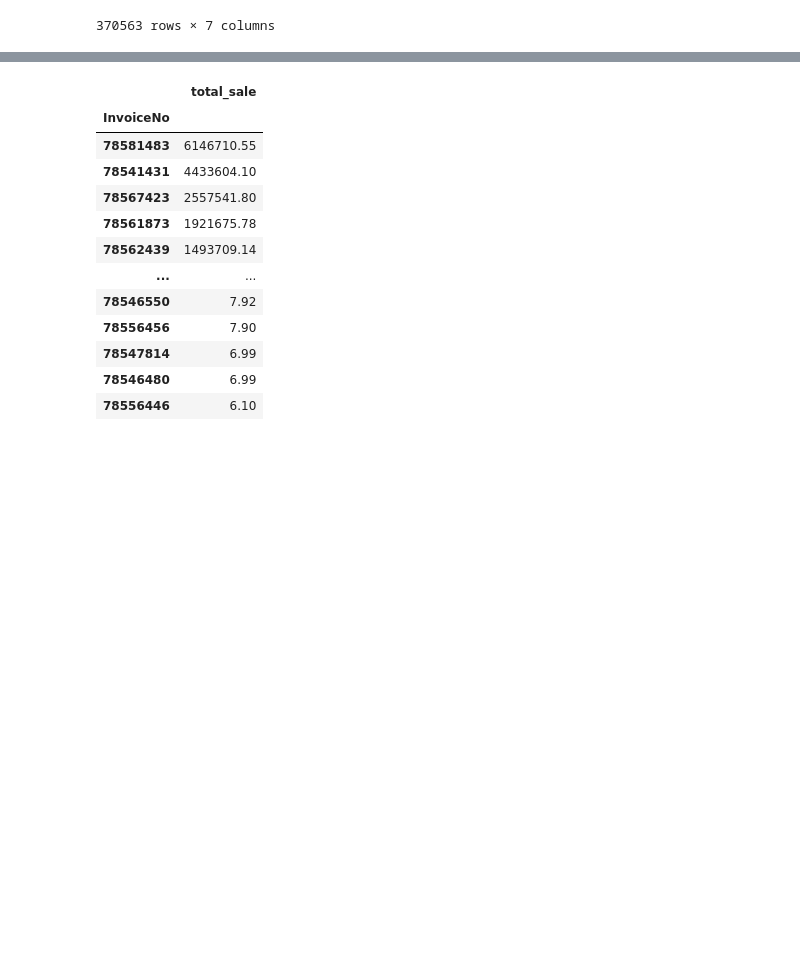
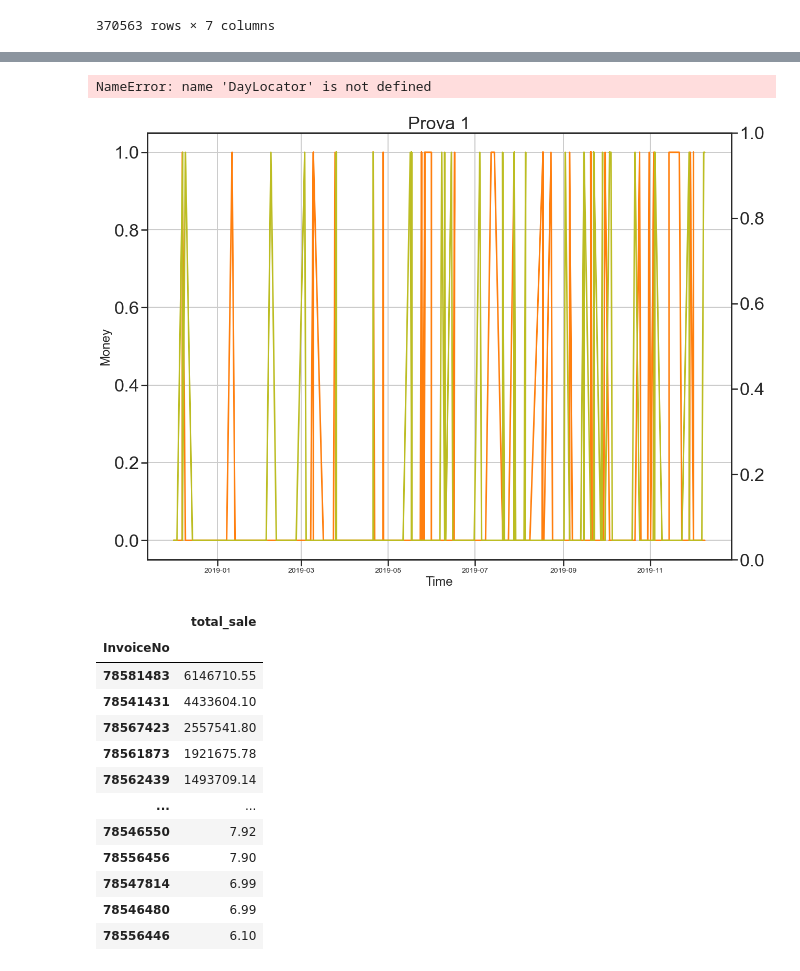
Before and after one commit to Jacopo-Spadon/E-Commerce, a Jupyter notebook: Ecom20tooDE.ipynb, the cells around one changed output, grey strips where cells are left out. Drawn from its saved outputs; the diff is of its cells as text; code cells hidden in the pictures; blank space fills up the shorter version.

```diff
--- a/Ecom20tooDE.ipynb
+++ b/Ecom20tooDE.ipynb
@@ -188,3 +303,31 @@ df_domestic
+# %%
+fig, ax = plt.subplots(figsize=(20, 15))
+axb = ax.twinx()
+
+# Same as above
+ax.set_xlabel('Time')
+ax.set_ylabel('Money')
+ax.set_title('Prova 1')
+ax.grid(True)
+
+# Plotting on the first y-axis
+ax.plot(df_de10.invoice_date, df_de10.CustomerID == 17450, color='tab:orange', label='top1')
+ax.plot(df_de10.invoice_date, df_de10.CustomerID == 18102, color='tab:olive', label='Top2')
+
+# Plotting on the second y-axis
+# axb.set_ylabel('Pressure (hPa)')
+# axb.plot(df_de10.total_sale, df_de10.invoice_date, color='red', label='pressure')
+
+ax.xaxis.set_major_locator(DayLocator())
+ax.xaxis.set_major_formatter(DateFormatter('%b %d'))
+
+# Handling of getting lines and labels from all axes for a single legend
+lines, labels = ax.get_legend_handles_labels()
+lines2, labels2 = axb.get_legend_handles_labels()
+axb.legend(lines + lines2, labels + labels2, loc='upper left');
+# %% [output]
+NameError: name 'DayLocator' is not defined
+[figure, added]
 # %%
 # Pivot Table per Invoice
 
```
Also changed, not shown: parts of 5 cells of this notebook.
